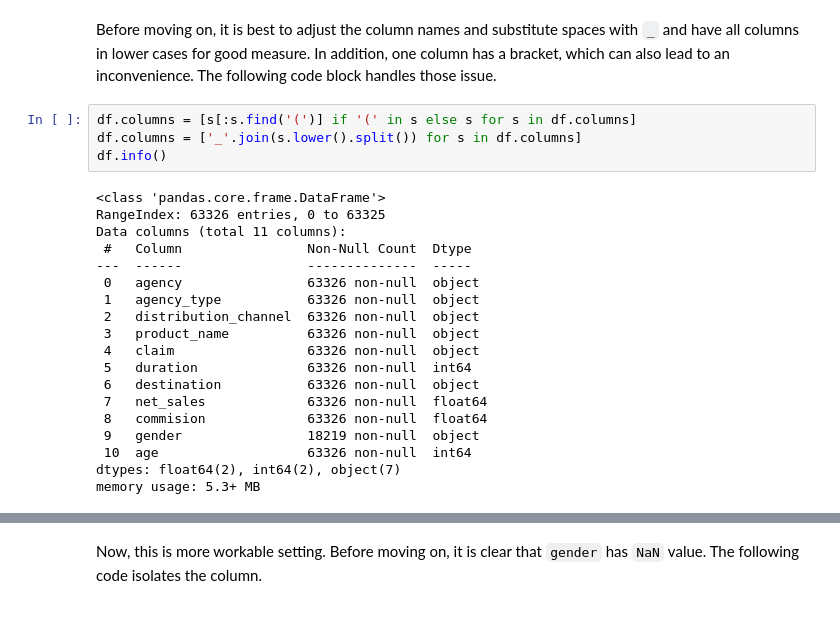
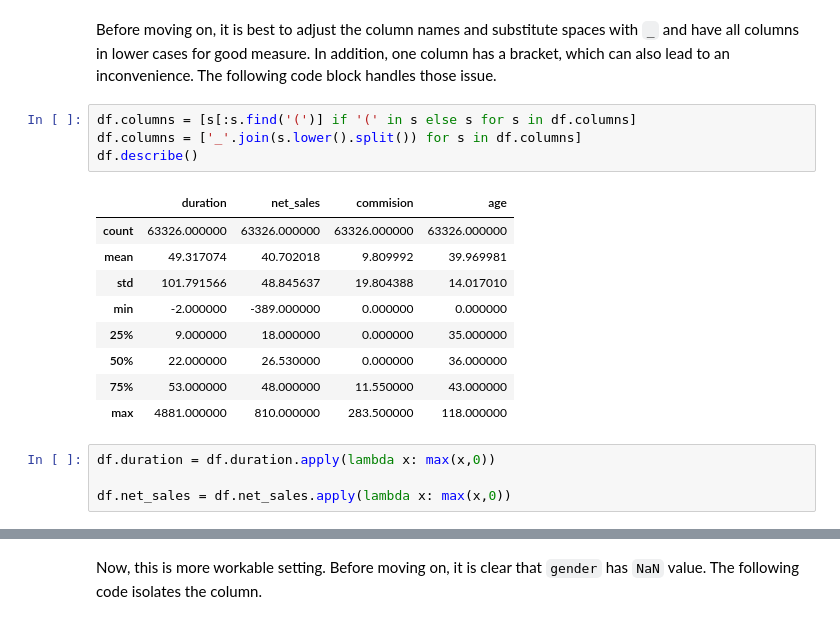
Before and after one commit to afanta-fi/travel_insurance_servicing, a Jupyter notebook: index.ipynb, the cells around one changed output, grey strips where cells are left out. Drawn from its saved outputs; the diff is of its cells as text.

```diff
--- a/index.ipynb
+++ b/index.ipynb
@@ -53,23 +53,18 @@ Before moving on, it is best to adjust the column names and substitute spaces wi
 # %%
 df.columns = [s[:s.find('(')] if '(' in s else s for s in df.columns]
 df.columns = ['_'.join(s.lower().split()) for s in df.columns]
-df.info()
+df.describe()
 # %% [output]
-<class 'pandas.core.frame.DataFrame'>
-RangeIndex: 63326 entries, 0 to 63325
-Data columns (total 11 columns):
- #   Column                Non-Null Count  Dtype
----  ------                --------------  -----
- 0   agency                63326 non-null  object
- 1   agency_type           63326 non-null  object
- 2   distribution_channel  63326 non-null  object
- 3   product_name          63326 non-null  object
- 4   claim                 63326 non-null  object
- 5   duration              63326 non-null  int64
- 6   destination           63326 non-null  object
- 7   net_sales             63326 non-null  float64
- 8   commision             63326 non-null  float64
- 9   gender                18219 non-null  object
- 10  age                   63326 non-null  int64
-dtypes: float64(2), int64(2), object(7)
-memory usage: 5.3+ MB
+|  | duration | net_sales | commision | age |
+| count | 63326.000000 | 63326.000000 | 63326.000000 | 63326.000000 |
+| mean | 49.317074 | 40.702018 | 9.809992 | 39.969981 |
+| std | 101.791566 | 48.845637 | 19.804388 | 14.017010 |
+| min | -2.000000 | -389.000000 | 0.000000 | 0.000000 |
+| 25% | 9.000000 | 18.000000 | 0.000000 | 35.000000 |
+| 50% | 22.000000 | 26.530000 | 0.000000 | 36.000000 |
+| 75% | 53.000000 | 48.000000 | 11.550000 | 43.000000 |
+| max | 4881.000000 | 810.000000 | 283.500000 | 118.000000 |
+# %%
+df.duration = df.duration.apply(lambda x: max(x,0))
+
+df.net_sales = df.net_sales.apply(lambda x: max(x,0))
```
Also changed, not shown: parts of 11 cells of this notebook.
